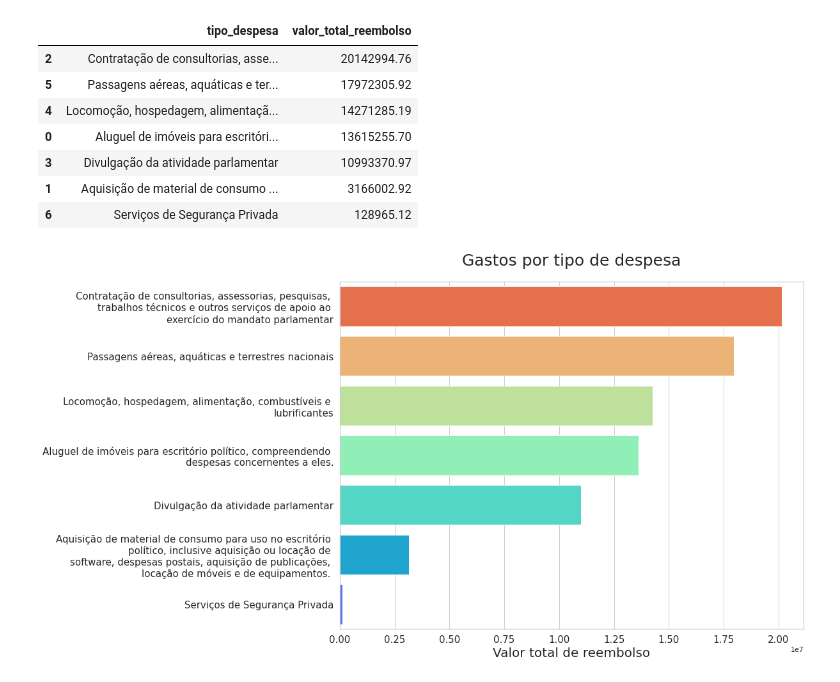
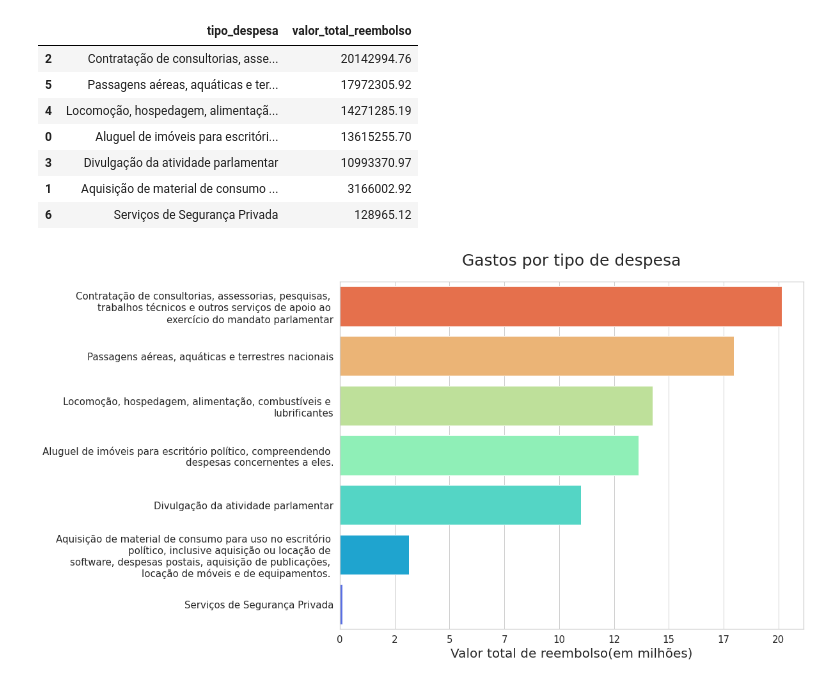
Before and after one commit to Tathy/Pesquisa-reembolsos-CEAPS, a Jupyter notebook: Pesquisa_sobre_dados_do_CEAPS.ipynb, the cells around one changed output. Cells and saved outputs as stored; diff of their text form; code cells hidden in the pictures.

```diff
--- a/Pesquisa_sobre_dados_do_CEAPS.ipynb
+++ b/Pesquisa_sobre_dados_do_CEAPS.ipynb
@@ -305,7 +306,7 @@ def formata_labels(series_labels):
     list_labels.append(corta_label(label))
   return list_labels
 
-def plota_barras_horizontais(data, x, y, palette = "rainbow_r", titulo = "", xlabel = "", ylabel = ""):
+def plota_barras_horizontais(data, x, y, formatacao = 'nenhuma', palette = "rainbow_r", titulo = "", xlabel = "", ylabel = ""):
   plt.figure(figsize = (13,10))
   sns.set_theme(style="whitegrid")
 
@@ -320,6 +321,9 @@ def plota_barras_horizontais(data, x, y, palette = "rainbow_r", titulo = "", xla
   plt.xlabel(xlabel, fontsize = 20)
   plt.ylabel(ylabel)
 
+  if formatacao == 'milhoes':
+    ax.get_xaxis().set_major_formatter(mpl.ticker.FuncFormatter(lambda x,_ : format(int(x/1000000), ',')))
+
   plt.show()
 # %%
 plota_barras_horizontais(recorrencia_despesas, x = 'n_ocorrencias', y = 'tipo_despesa', palette = 'rainbow_r',
@@ -347,6 +351,6 @@ valor_despesas
 | 6 | Serviços de Segurança Privada | 128965.12 |
 # %%
 plota_barras_horizontais(valor_despesas, x = 'valor_total_reembolso', y = 'tipo_despesa', palette = 'rainbow_r',
-                            titulo = "Gastos por tipo de despesa", xlabel = "Valor total de reembolso")
+                            titulo = "Gastos por tipo de despesa", xlabel = "Valor total de reembolso(em milhões)", formatacao = 'milhoes')
 # %% [output]
-[figure, old version]
+[figure, new version]
```
Also changed, not shown: parts of 1 cell of this notebook.
